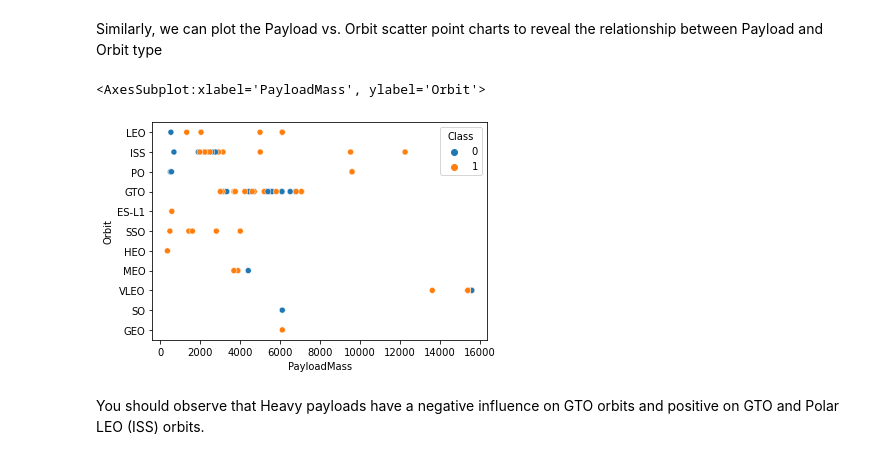
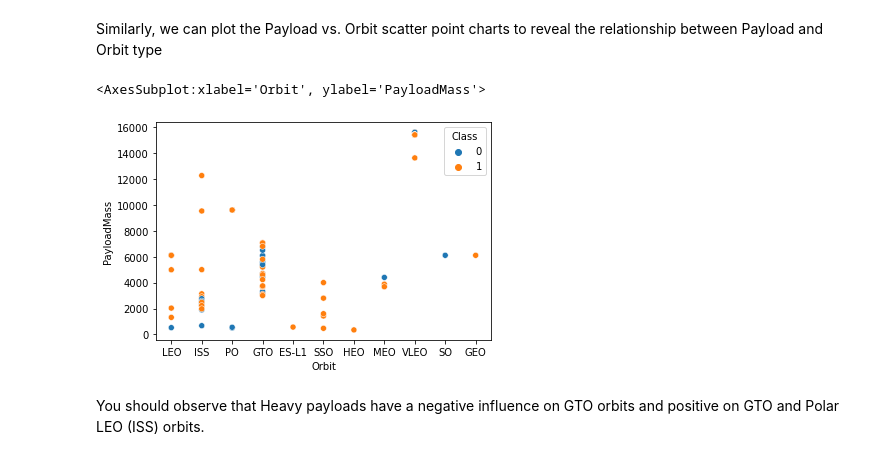
Before and after one commit to ankitparida/Applied-DataScience-Capstone, a Jupyter notebook: EDA with Data Visualization.ipynb, the cells around one changed output. Saved outputs shown, nothing was run; the diff lists cells and outputs as text; code cells hidden in the pictures.

```diff
--- a/EDA with Data Visualization.ipynb
+++ b/EDA with Data Visualization.ipynb
@@ -154,10 +154,10 @@ You should see that in the LEO orbit the Success appears related to the number o
 Similarly, we can plot the Payload vs. Orbit scatter point charts to reveal the relationship between Payload and Orbit type
 # %%
 # Plot a scatter point chart with x axis to be Payload and y axis to be the Orbit, and hue to be the class value
-sns.scatterplot(x='PayloadMass',y='Orbit',data=df,hue="Class")
+sns.scatterplot(y='PayloadMass',x='Orbit',data=df,hue="Class")
 # %% [output]
-<AxesSubplot:xlabel='PayloadMass', ylabel='Orbit'>
+<AxesSubplot:xlabel='Orbit', ylabel='PayloadMass'>
-[figure, old version]
+[figure, new version]
 # %% [markdown]
 You should observe that Heavy payloads have a negative influence on GTO orbits and positive on GTO and Polar LEO (ISS) orbits.
 # %% [markdown]
```
Also changed, not shown: parts of 1 cell of this notebook.
